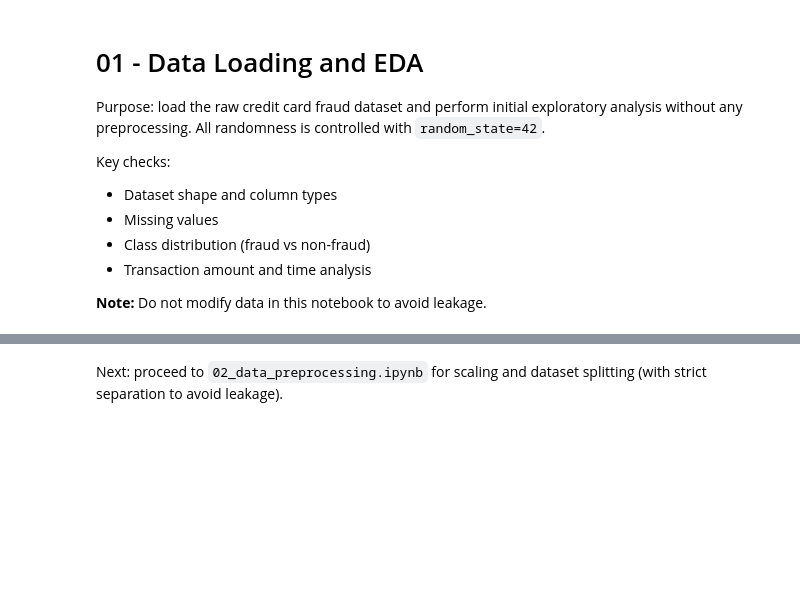
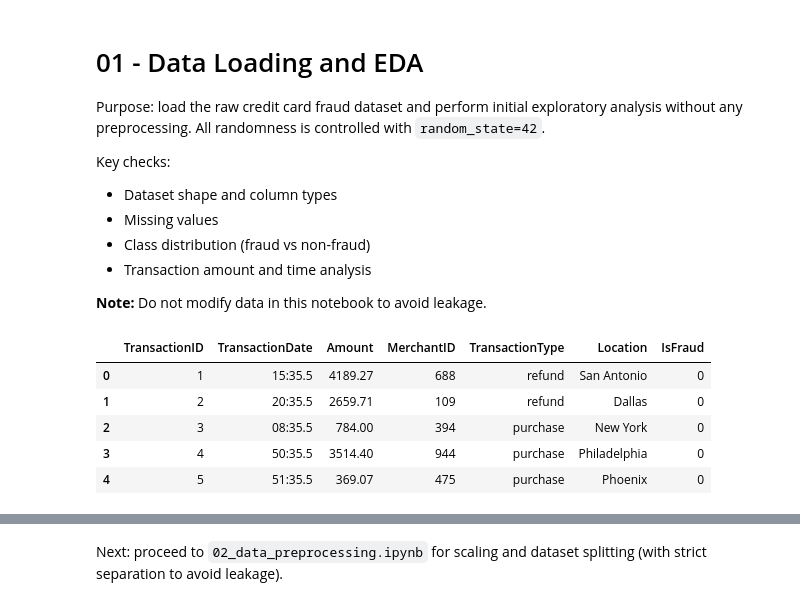
Before and after one commit to Dev666-vijay/FYP2025-Fraud-Detection, a Jupyter notebook: notebooks/01_data_loading_and_eda.ipynb, the cells around one changed output, grey strips where cells are left out. Saved outputs shown, nothing was run; the diff lists cells and outputs as text; code cells hidden in the pictures; blank space fills up the shorter version.

```diff
--- a/notebooks/01_data_loading_and_eda.ipynb
+++ b/notebooks/01_data_loading_and_eda.ipynb
@@ -13,16 +13,23 @@ Key checks:
 # %%
 import pandas as pd
 import matplotlib.pyplot as plt
 import seaborn as sns
 from pathlib import Path
 
 plt.style.use('seaborn-v0_8')
 
-RAW_PATH = Path('data/raw/credit_card_fraud_dataset.csv')
+RAW_PATH = Path('../data/raw/credit_card_fraud_dataset.csv')
 assert RAW_PATH.exists(), f"Missing dataset at {RAW_PATH}"
 
 data = pd.read_csv(RAW_PATH)
 data.head()
+# %% [output]
+|  | TransactionID | TransactionDate | Amount | MerchantID | TransactionType | Location | IsFraud |
+| 0 | 1 | 15:35.5 | 4189.27 | 688 | refund | San Antonio | 0 |
+| 1 | 2 | 20:35.5 | 2659.71 | 109 | refund | Dallas | 0 |
+| 2 | 3 | 08:35.5 | 784.00 | 394 | purchase | New York | 0 |
+| 3 | 4 | 50:35.5 | 3514.40 | 944 | purchase | Philadelphia | 0 |
+| 4 | 5 | 51:35.5 | 369.07 | 475 | purchase | Phoenix | 0 |
 # %%
 # Shape and dtypes
 data.shape, data.dtypes
```
Also changed, not shown: parts of 6 cells of this notebook, 5 other files.
